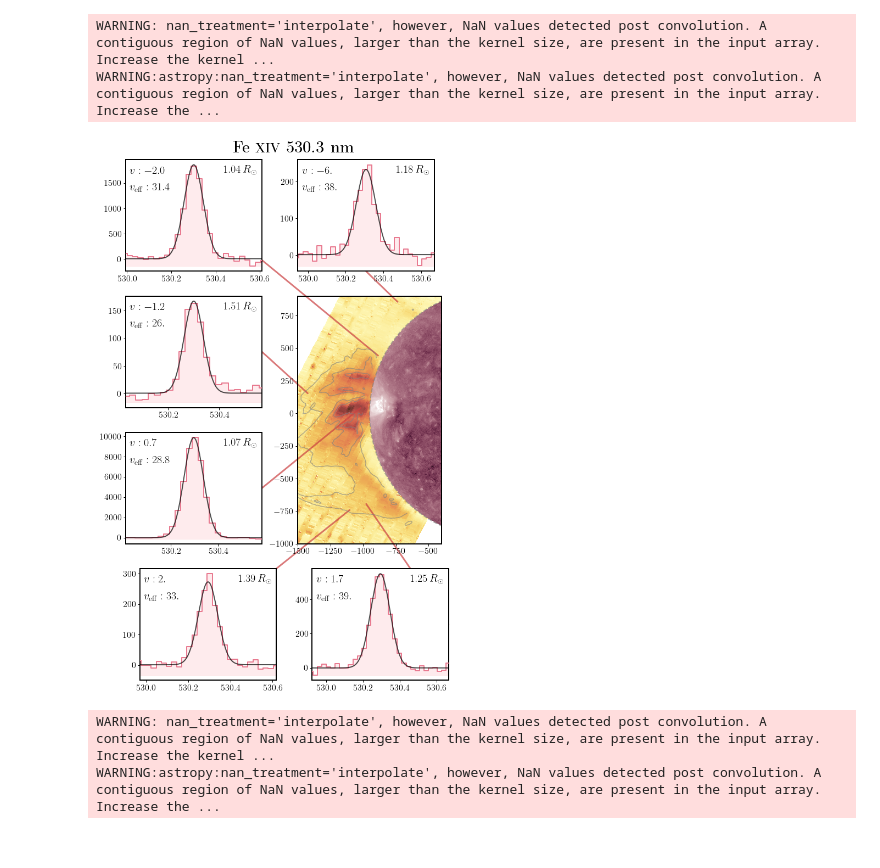
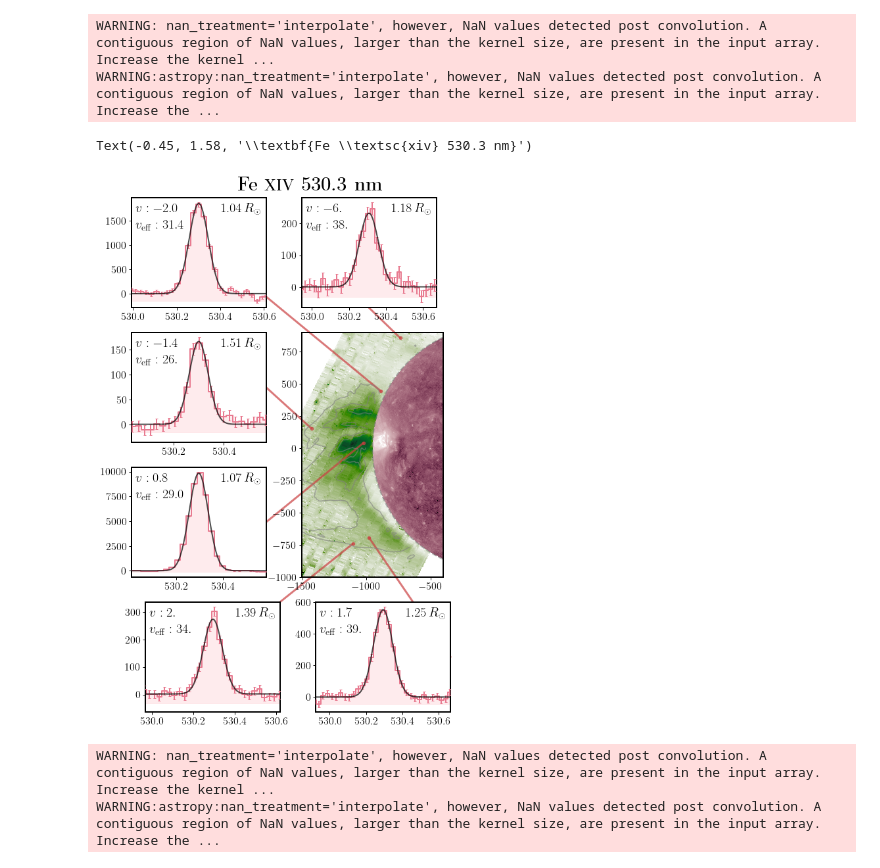
Before and after one commit to yjzhu-solar/Eclipse2017, a Jupyter notebook: ipynb/eclipse_data/off_limb_intensity_map_ext_zoomin.ipynb, the cells around one changed output. Drawn from its saved outputs; the diff is of its cells as text; code cells hidden in the pictures.

```diff
--- a/ipynb/eclipse_data/off_limb_intensity_map_ext_zoomin.ipynb
+++ b/ipynb/eclipse_data/off_limb_intensity_map_ext_zoomin.ipynb
@@ -207,7 +207,7 @@ def fit_spectra_single(cont_wvl, cont_int, wvl, int,plot_fit=False):
 # %%
 green_frame_wavelength = CCDData.read(os.path.join(green_path,totality_green_df_cut.iloc[0]["file"]),hdu=1,unit="adu").data
 
-with h5py.File("../../sav/Eclipse/FitResults/FeXIV_63rd.h5", 'r') as hf:
+with h5py.File("../../sav/Eclipse/FitResults/FeXIV_63.h5", 'r') as hf:
     green_fit_matrix_ext = hf['green_fit_matrix_ext'][:]
     green_fit_matrix_ext_err = hf['green_fit_matrix_ext_err'][:]
     green_fit_matrix_bin_ext = hf['green_fit_matrix_bin_ext'][:]
@@ -295,9 +295,9 @@ slit_xshift_green = sun_x_fitpoly(62) - slit_pos
 slit_center_x_green =  - slit_xshift_green/pixel_ratio_to_arcsec*np.cos(np.deg2rad(np.abs(rotate_angle_context)))
 slit_center_y_green =  slit_xshift_green/pixel_ratio_to_arcsec*np.sin(np.deg2rad(np.abs(rotate_angle_context)))
 # %%
-green_mask_bad_fit_matrix_ext = np.where(np.any(np.abs(green_fit_matrix_ext_err/green_fit_matrix_ext) > 0.5,axis=0) | \
+green_mask_bad_fit_matrix_ext = np.where(np.any(np.abs(green_fit_matrix_ext_err/green_fit_matrix_ext)[:3,:,:] > 0.5,axis=0) | \
                 np.any(np.isnan(green_fit_matrix_ext_err),axis=0))
-green_mask_bad_fit_matrix_bin_ext = np.where(np.any(np.abs(green_fit_matrix_bin_ext_err/green_fit_matrix_bin_ext) > 0.2,axis=0) | \
+green_mask_bad_fit_matrix_bin_ext = np.where(np.any(np.abs(green_fit_matrix_bin_ext_err/green_fit_matrix_bin_ext)[:3,:,:] > 0.2,axis=0) | \
                 np.any(np.isnan(green_fit_matrix_bin_ext_err),axis=0))
 
 kernel = Gaussian2DKernel(x_stddev=1,y_stddev=2)
@@ -312,12 +312,12 @@ green_line_int_masked[green_where_disk_ext] = np.nan
 green_line_int_masked = interpolate_replace_nans(green_line_int_masked,kernel)
 green_line_int_masked[green_where_disk_ext] = np.nan
 
-green_cont_masked = np.copy(green_fit_matrix_ext[3,:,:])
+green_cont_masked = np.copy(green_fit_matrix_ext[3,:,:]+green_fit_matrix_ext[4,:,:])
 green_cont_masked[green_mask_bad_fit_matrix_ext] = np.nan
 green_cont_masked = interpolate_replace_nans(green_cont_masked, kernel)
 green_cont_masked[green_where_disk_ext] = np.nan
 
-green_line_cont_ratio_masked = green_fit_matrix_ext[1,:,:]/green_fit_matrix_ext[3,:,:]
+green_line_cont_ratio_masked = green_fit_matrix_ext[1,:,:]/(green_fit_matrix_ext[3,:,:]+green_fit_matrix_ext[4,:,:])
 green_line_cont_ratio_masked[green_mask_bad_fit_matrix_ext] = np.nan
 green_line_cont_ratio_masked = interpolate_replace_nans(green_line_cont_ratio_masked,kernel)
 green_line_cont_ratio_masked[green_where_disk_ext] = np.nan
@@ -356,9 +356,12 @@ def spectral_line_zoom_in(solarx,solary,fig,ax,rect,anchor_point,
 
     ax_spec = ax.inset_axes(bounds=rect,transform=ax.transAxes)
 
+
+    ax.scatter(solarx,solary,s=20,color='#CB4042',alpha=0.7)
     con_line = patches.ConnectionPatch(xyA=(solarx,solary),xyB=anchor_point,axesA=ax,axesB=ax_spec,coordsA='data',
                 coordsB='axes fraction',color='#CB4042',linewidth=3,alpha=0.7)
     ax.add_artist(con_line)
+
 
     y_select_pixel,x_select_pixel = find_nearest_pixel(solarx, solary,
                 x_grid_bin,y_grid_bin)
@@ -370,6 +373,12 @@ def spectral_line_zoom_in(solarx,solary,fig,ax,rect,anchor_point,
     profile_to_fit = frame.data/flatfield_1d[:,np.newaxis]/frame.header["exptime"]
     profile_to_fit = np.flip(profile_to_fit,axis=0)
     profile_to_fit = np.mean(profile_to_fit[y_select_pixel*5:(y_select_pixel+1)*5,wvl_slice],axis=0)
+
+    readout_noise = np.float64(frame.header["ronoise"])
+    profile_err = np.sqrt(frame.data*frame.header["exptime"] + readout_noise**2)/flatfield_1d[:,np.newaxis]/frame.header["exptime"]
+    profile_err = np.flip(profile_err,axis=0)
+    profile_err = np.sqrt(np.nanmean((profile_err**2)[y_select_pixel*5:(y_select_pixel+1)*5,wvl_slice],axis=0))/np.sqrt(5)
+
     frame_wavelength_sliced = frame_wavelength[wvl_slice]
 
     cont_wvl = frame_wavelength_sliced[np.r_[cont_slice_1, cont_slice_2]]
@@ -379,11 +388,11 @@ def spectral_line_zoom_in(solarx,solary,fig,ax,rect,anchor_point,
 
     profile_res = profile_to_fit - cont_fit_poly(frame_wavelength_sliced)
     profile_fit = gaussian(frame_wavelength_sliced,*fit_bin_matrix[:3,y_select_pixel,x_select_pixel]) + \
-        fit_bin_matrix[3,y_select_pixel,x_select_pixel] - np.mean(cont_fit_poly(frame_wavelength_sliced))
+        fit_bin_matrix[3,y_select_pixel,x_select_pixel]
 
     wvl_to_plot = np.linspace(frame_wavelength_sliced[0],frame_wavelength_sliced[-1],301)
     profile_fit_to_plot = gaussian(wvl_to_plot,*fit_bin_matrix[:3,y_select_pixel,x_select_pixel]) + \
-        fit_bin_matrix[3,y_select_pixel,x_select_pixel] - np.mean(cont_fit_poly(frame_wavelength_sliced))
+        fit_bin_matrix[3,y_select_pixel,x_select_pixel]
     fit_res = profile_res - profile_fit
 
     plot_xlim = fit_bin_matrix[0,y_select_pixel,x_select_pixel] + \
@@ -404,8 +413,10 @@ def spectral_line_zoom_in(solarx,solary,fig,ax,rect,anchor_point,
     veff_text_fmt = r'$v_{{\rm eff}} : {:#.{veff_data_prec}g}$' #\pm{:#.{veff_err_prec}g}$'
 
 
-    ax_spec.step(frame_wavelength_sliced,profile_res,where="mid",
+    ax_spec.errorbar(frame_wavelength_sliced,profile_res,profile_err,ds="steps-mid",capsize=2,
                 color="#E87A90",label = r"$I_{\rm obs}$",lw=2,zorder=15)
+
+
     ax_spec.fill_between(frame_wavelength_sliced,
     np.ones_like(frame_wavelength_sliced)*np.min(profile_res),profile_res,
                 step='mid',color="#FEDFE1",alpha=0.6)
@@ -463,7 +474,7 @@ green_where_disk_ext = np.where((x_2d_grid_green_arcsec_rot_ext + slit_center_x_
 
 im = ax.pcolormesh(x_2d_grid_green_arcsec_rot_ext + slit_center_x_green,
                 y_2d_grid_green_arcsec_rot_ext + slit_center_y_green,
-                green_line_cont_ratio_masked,cmap=cmcm.lajolla,rasterized=True,vmin=0,vmax=0.16)
+                green_line_cont_ratio_masked,cmap=cmr.jungle_r,rasterized=True,vmin=0,vmax=0.16)
 
 ax.contour(img_xarcsec_array,img_yarcsec_array,FeXIV_line_cont_image_rot_scipy,levels=[0.4,0.65,0.9],alpha=0.6,
                     colors=['grey'])
@@ -479,36 +490,37 @@ xlim_zoomin = [-1500,-400]
 ylim_zoomin = [-1000,900]
 
 ax.set_aspect(1)
 # ax.add_patch(create_rec_eqs())
 ax.add_patch(create_limb_circle(rsun_arcsec))
 ax.set_xlim(xlim_zoomin)
 ax.set_ylim(ylim_zoomin)
 ax.tick_params(labelsize=16)
 
 feed_params = (x_2d_grid_green_arcsec_bin_rot_ext + slit_center_x_green,
                         y_2d_grid_green_arcsec_bin_rot_ext + slit_center_y_green,
                         green_fit_filename_index, green_path,
                         totality_green_df_ext,FeXIV_63rd_xslice,flatfield_1d_FeXIV_63rd,63,
                         green_fit_matrix_bin_ext, green_fit_matrix_bin_ext_err,
                         green_vlos_masked, green_vlos_masked_err, green_veff_masked, green_veff_masked_err)
 
 spectral_line_zoom_in(-1020,42,fig,ax,[-1.2,0,0.95,0.45],(1,0.5),
                         *feed_params)
 spectral_line_zoom_in(-1424,154,fig,ax,[-1.2,0.55,0.95,0.45],(1,0.5),
                         *feed_params)
 spectral_line_zoom_in(-1103,-740,fig,ax,[-1.1,-0.55,0.95,0.45],(1,1),
                         *feed_params)
 spectral_line_zoom_in(-976,-694,fig,ax,[0.1,-0.55,0.95,0.45],(1,0.5),
                         *feed_params)
 spectral_line_zoom_in(-885,443,fig,ax,[-1.2,1.1,0.95,0.45],(1,0.1),
                         *feed_params)
 spectral_line_zoom_in(-735,855,fig,ax,[0,1.1,0.95,0.45],(0.5,0),
                         *feed_params)
 ax.text(-0.45,1.58,r"\textbf{Fe \textsc{xiv} 530.3 nm}",fontsize=30,transform=ax.transAxes)
-fig.savefig(fname="../../slides/reg_meet/figs/FeXIV_zoomin.pdf",format="pdf",dpi=300,bbox_inches="tight")
-fig.savefig(fname="../../slides/reg_meet/figs/FeXIV_zoomin.png",format="png",dpi=300,bbox_inches="tight")
+# fig.savefig(fname="../../slides/reg_meet/figs/FeXIV_zoomin.pdf",format="pdf",dpi=300,bbox_inches="tight")
+# fig.savefig(fname="../../slides/reg_meet/figs/FeXIV_zoomin.png",format="png",dpi=300,bbox_inches="tight")
 # %% [output]
+Text(-0.45, 1.58, '\\textbf{Fe \\textsc{xiv} 530.3 nm}')
-[figure, old version]
+[figure, new version]
 # %%
 red_frame_wavelength = CCDData.read(os.path.join(red_path,totality_red_df_cut.iloc[0]["file"]),hdu=1,unit="adu").data
 
```
Also changed, not shown: parts of 3 cells of this notebook, 19 other files.
